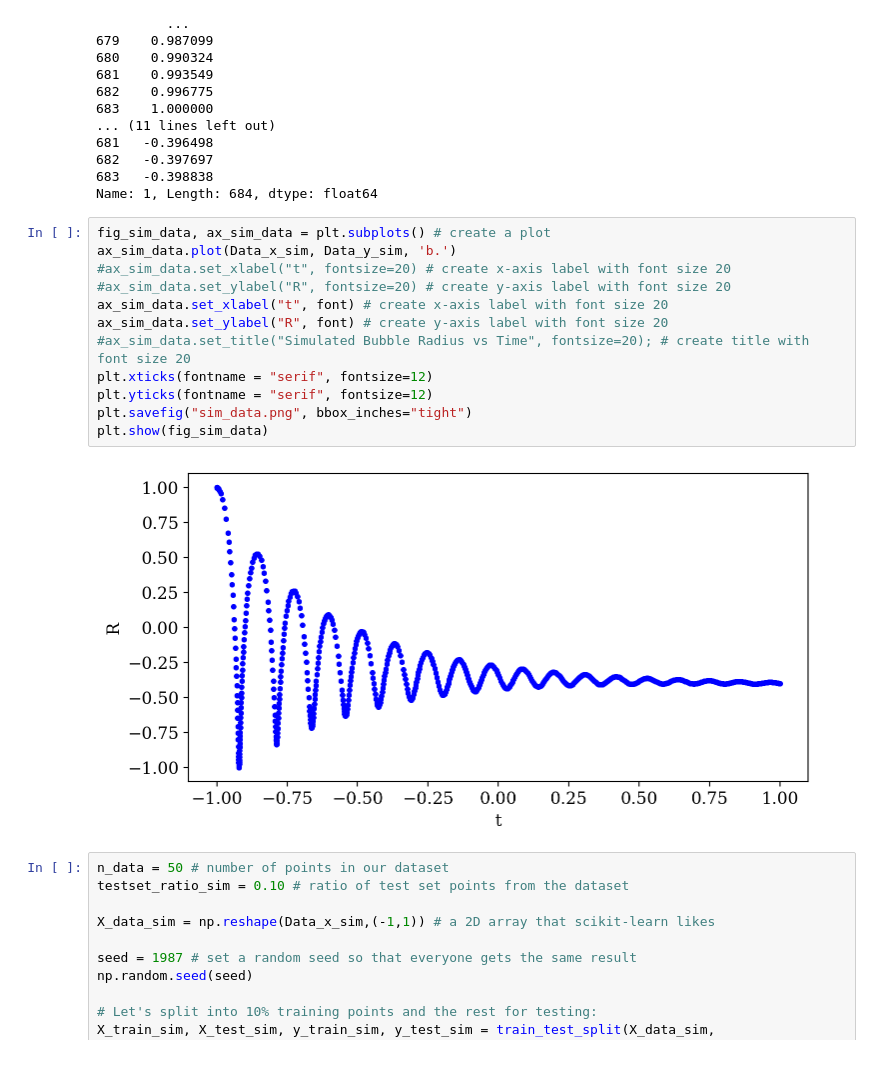
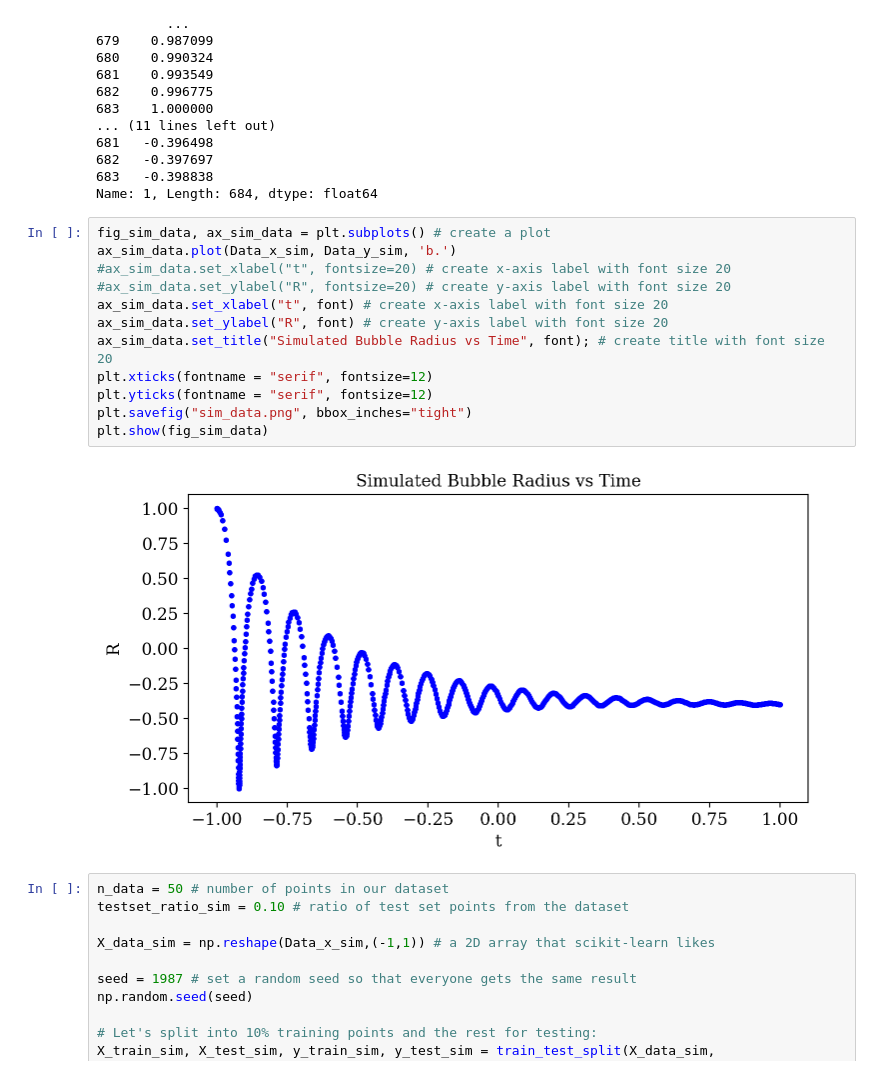
Before and after one commit to InertialMicrocavitationRheometry/IMRv2, a Jupyter notebook: analysis/3dasm_Project_singlefidelity.ipynb, the cells around one changed output. Cells and saved outputs as stored; diff of their text form.

```diff
--- a/analysis/3dasm_Project_singlefidelity.ipynb
+++ b/analysis/3dasm_Project_singlefidelity.ipynb
@@ -94,17 +95,17 @@ Name: 1, Length: 684, dtype: float64
 # %%
 fig_sim_data, ax_sim_data = plt.subplots() # create a plot
 ax_sim_data.plot(Data_x_sim, Data_y_sim, 'b.')
 #ax_sim_data.set_xlabel("t", fontsize=20) # create x-axis label with font size 20
 #ax_sim_data.set_ylabel("R", fontsize=20) # create y-axis label with font size 20
 ax_sim_data.set_xlabel("t", font) # create x-axis label with font size 20
 ax_sim_data.set_ylabel("R", font) # create y-axis label with font size 20
-#ax_sim_data.set_title("Simulated Bubble Radius vs Time", fontsize=20); # create title with font size 20
+ax_sim_data.set_title("Simulated Bubble Radius vs Time", font); # create title with font size 20
 plt.xticks(fontname = "serif", fontsize=12)
 plt.yticks(fontname = "serif", fontsize=12)
 plt.savefig("sim_data.png", bbox_inches="tight")
 plt.show(fig_sim_data)
 # %% [output]
-[figure, old version]
+[figure, new version]
 # %%
 n_data = 50 # number of points in our dataset
 testset_ratio_sim = 0.10 # ratio of test set points from the dataset
```
Also changed, not shown: parts of 57 cells of this notebook, 22 other files.
